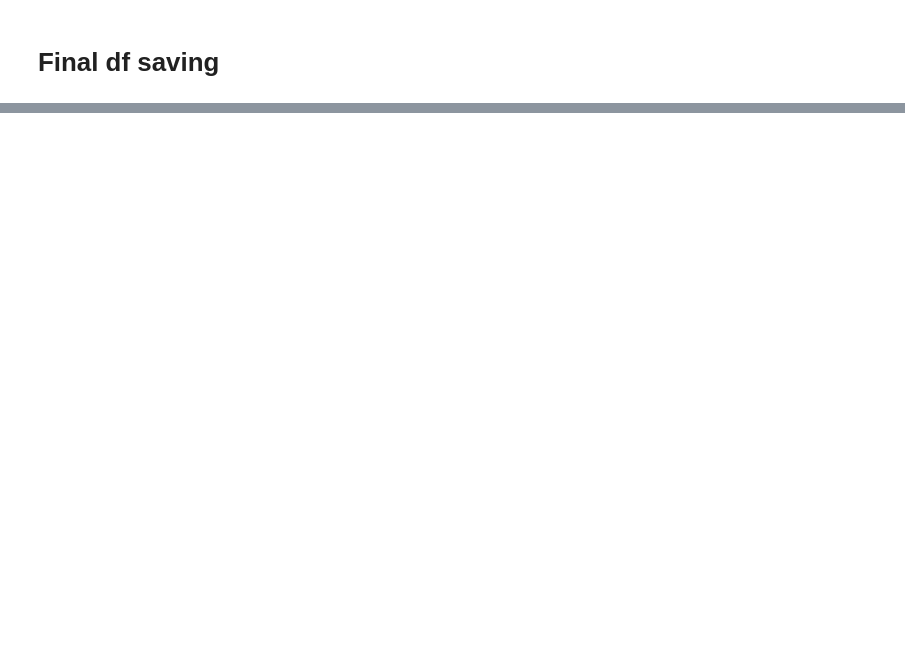
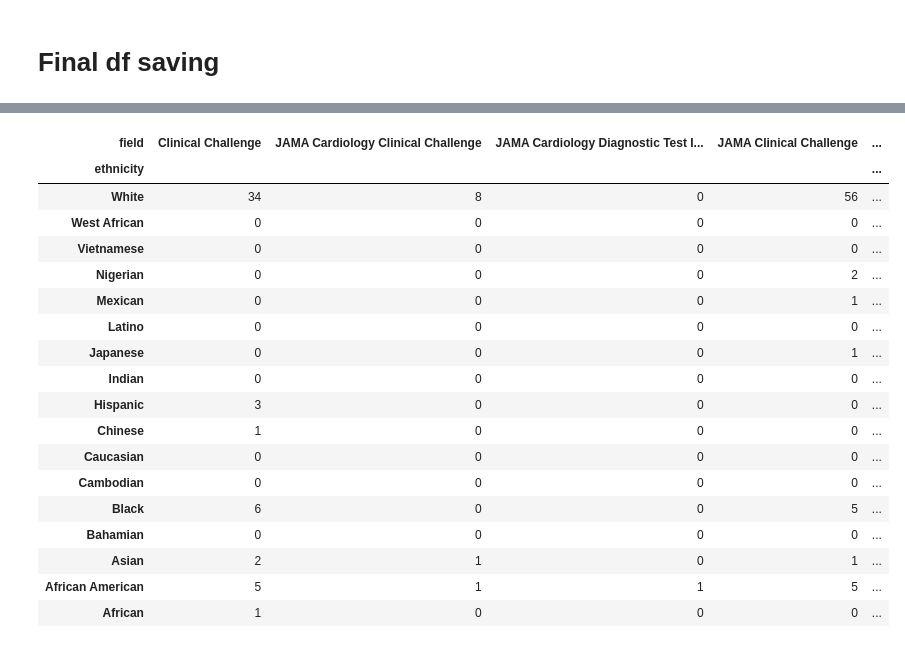
Before and after one commit to kenza-ily/thesis_bias_llm_clinical, a Jupyter notebook: data/eda.ipynb, the cells around one changed output, grey strips where cells are left out. Saved outputs shown, nothing was run; the diff lists cells and outputs as text; code cells hidden in the pictures; blank space fills up the shorter version.

```diff
--- a/data/eda.ipynb
+++ b/data/eda.ipynb
@@ -575,0 +901,3 @@ df.to_csv("/Users/kenzabenkirane/Desktop/GitHub/24ucl_thesis/thesis_clinical_llm
+# %%
+df=pd.read_csv("/Users/kenzabenkirane/Desktop/GitHub/24ucl_thesis/thesis_clinical_llm_bias/data/jama_pp.csv")
+df_gender=df.copy()
@@ -575,0 +987,23 @@ df.to_csv("/Users/kenzabenkirane/Desktop/GitHub/24ucl_thesis/thesis_clinical_llm
+# %%
+cross_tab=pd.crosstab(df['ethnicity'], df['field']).sort_values(by='ethnicity', ascending=False)
+cross_tab.style.background_gradient(cmap="Reds")
+# %% [output]
+| field | Clinical Challenge | JAMA Cardiology Clinical Challenge | JAMA Cardiology Diagnostic Test I... | JAMA Clinical Challenge | ... |
+| ethnicity |  |  |  |  | ... |
+| White | 34 | 8 | 0 | 56 | ... |
+| West African | 0 | 0 | 0 | 0 | ... |
+| Vietnamese | 0 | 0 | 0 | 0 | ... |
+| Nigerian | 0 | 0 | 0 | 2 | ... |
+| Mexican | 0 | 0 | 0 | 1 | ... |
+| Latino | 0 | 0 | 0 | 0 | ... |
+| Japanese | 0 | 0 | 0 | 1 | ... |
+| Indian | 0 | 0 | 0 | 0 | ... |
+| Hispanic | 3 | 0 | 0 | 0 | ... |
+| Chinese | 1 | 0 | 0 | 0 | ... |
+| Caucasian | 0 | 0 | 0 | 0 | ... |
+| Cambodian | 0 | 0 | 0 | 0 | ... |
+| Black | 6 | 0 | 0 | 5 | ... |
+| Bahamian | 0 | 0 | 0 | 0 | ... |
+| Asian | 2 | 1 | 0 | 1 | ... |
+| African American | 5 | 1 | 1 | 5 | ... |
+| African | 1 | 0 | 0 | 0 | ... |
```
Also changed, not shown: parts of 35 cells of this notebook, 22 other files.
